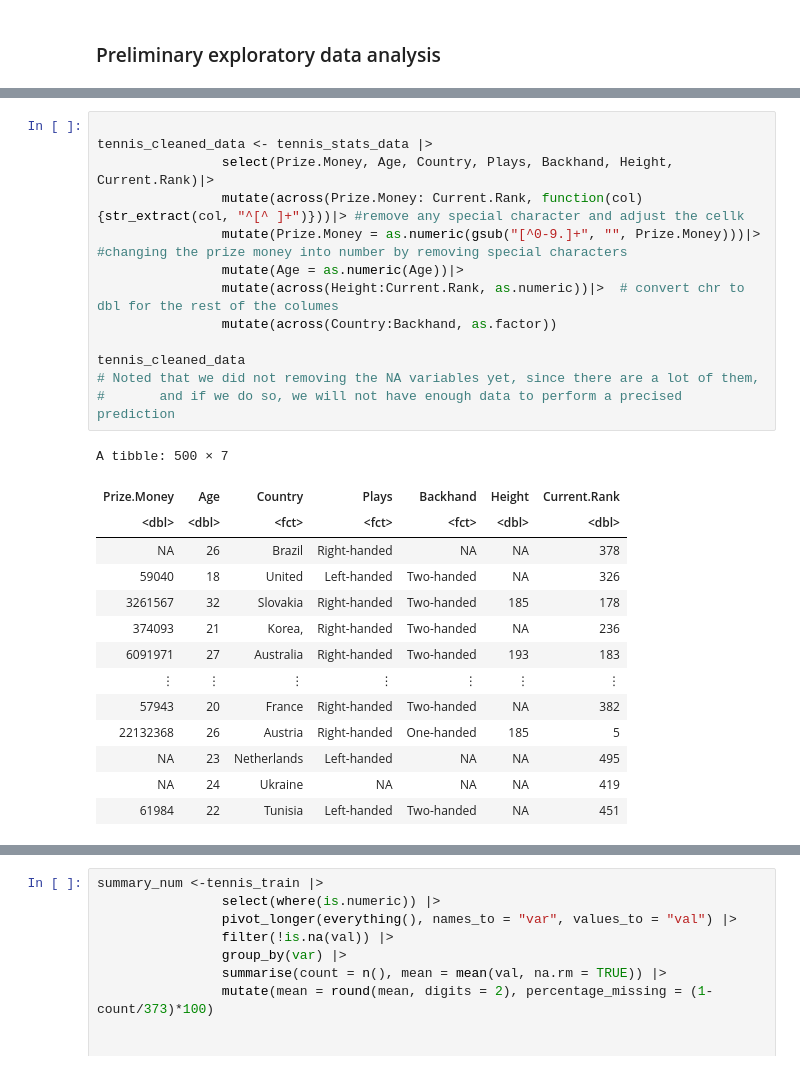
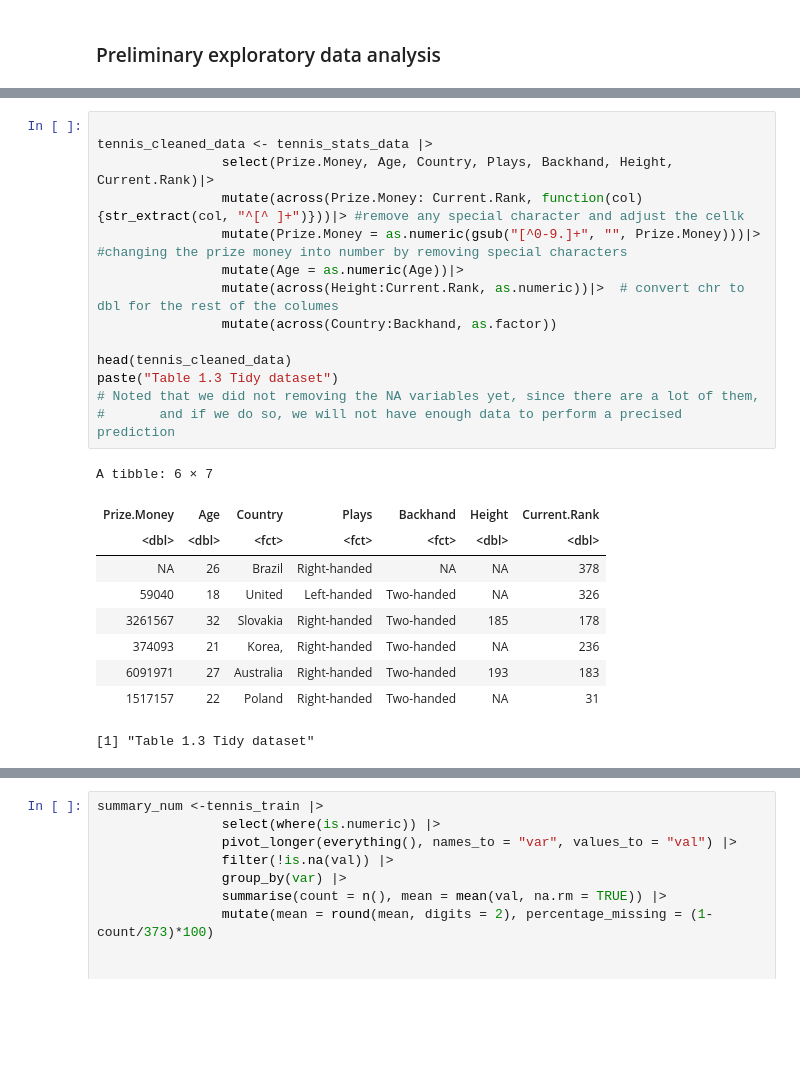
Before and after one commit to tarauboviccc/DSCI100_105_group_project, a Jupyter notebook: final_report.ipynb, the cells around one changed output, grey strips where cells are left out. Drawn from its saved outputs; the diff is of its cells as text; blank space fills up the shorter version.

```diff
--- a/final_report.ipynb
+++ b/final_report.ipynb
@@ -67,31 +57,28 @@ A spec_tbl_df: 500 × 38
 # %%
 
 tennis_cleaned_data <- tennis_stats_data |>
                 select(Prize.Money, Age, Country, Plays, Backhand, Height, Current.Rank)|>
                 mutate(across(Prize.Money: Current.Rank, function(col) {str_extract(col, "^[^ ]+")}))|> #remove any special character and adjust the cellk
                 mutate(Prize.Money = as.numeric(gsub("[^0-9.]+", "", Prize.Money)))|> #changing the prize money into number by removing special characters
                 mutate(Age = as.numeric(Age))|>
                 mutate(across(Height:Current.Rank, as.numeric))|>  # convert chr to dbl for the rest of the columes
                 mutate(across(Country:Backhand, as.factor))
 
-tennis_cleaned_data
+head(tennis_cleaned_data)
+paste("Table 1.3 Tidy dataset")
 # Noted that we did not removing the NA variables yet, since there are a lot of them,
 #       and if we do so, we will not have enough data to perform a precised prediction
 # %% [output]
-A tibble: 500 × 7
+A tibble: 6 × 7
 | Prize.Money | Age | Country | Plays | Backhand | Height | Current.Rank |
 | <dbl> | <dbl> | <fct> | <fct> | <fct> | <dbl> | <dbl> |
 | NA | 26 | Brazil | Right-handed | NA | NA | 378 |
 | 59040 | 18 | United | Left-handed | Two-handed | NA | 326 |
 | 3261567 | 32 | Slovakia | Right-handed | Two-handed | 185 | 178 |
 | 374093 | 21 | Korea, | Right-handed | Two-handed | NA | 236 |
 | 6091971 | 27 | Australia | Right-handed | Two-handed | 193 | 183 |
-| ⋮ | ⋮ | ⋮ | ⋮ | ⋮ | ⋮ | ⋮ |
-| 57943 | 20 | France | Right-handed | Two-handed | NA | 382 |
-| 22132368 | 26 | Austria | Right-handed | One-handed | 185 | 5 |
-| NA | 23 | Netherlands | Left-handed | NA | NA | 495 |
-| NA | 24 | Ukraine | NA | NA | NA | 419 |
-| 61984 | 22 | Tunisia | Left-handed | Two-handed | NA | 451 |
+| 1517157 | 22 | Poland | Right-handed | Two-handed | NA | 31 |
+[1] "Table 1.3 Tidy dataset"
 # %%
 #splitting the data into training set and testing set
 set.seed(420)
```
Also changed, not shown: parts of 6 cells of this notebook.
